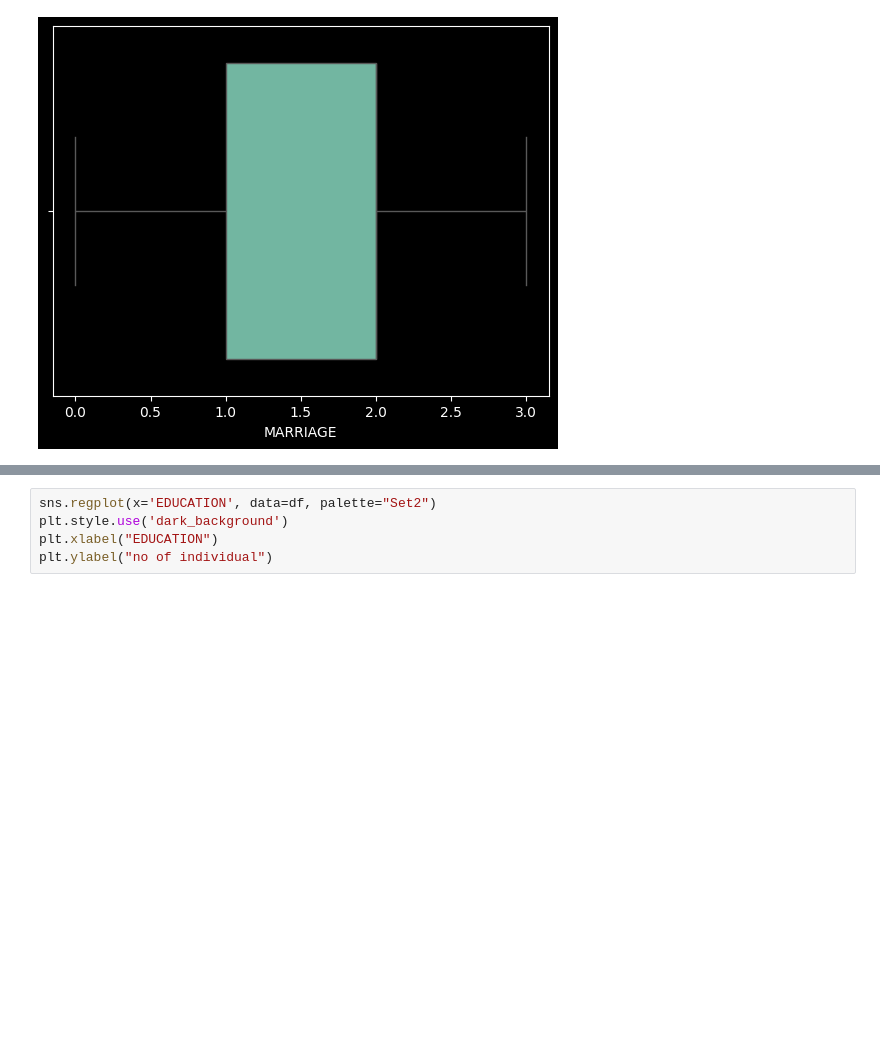
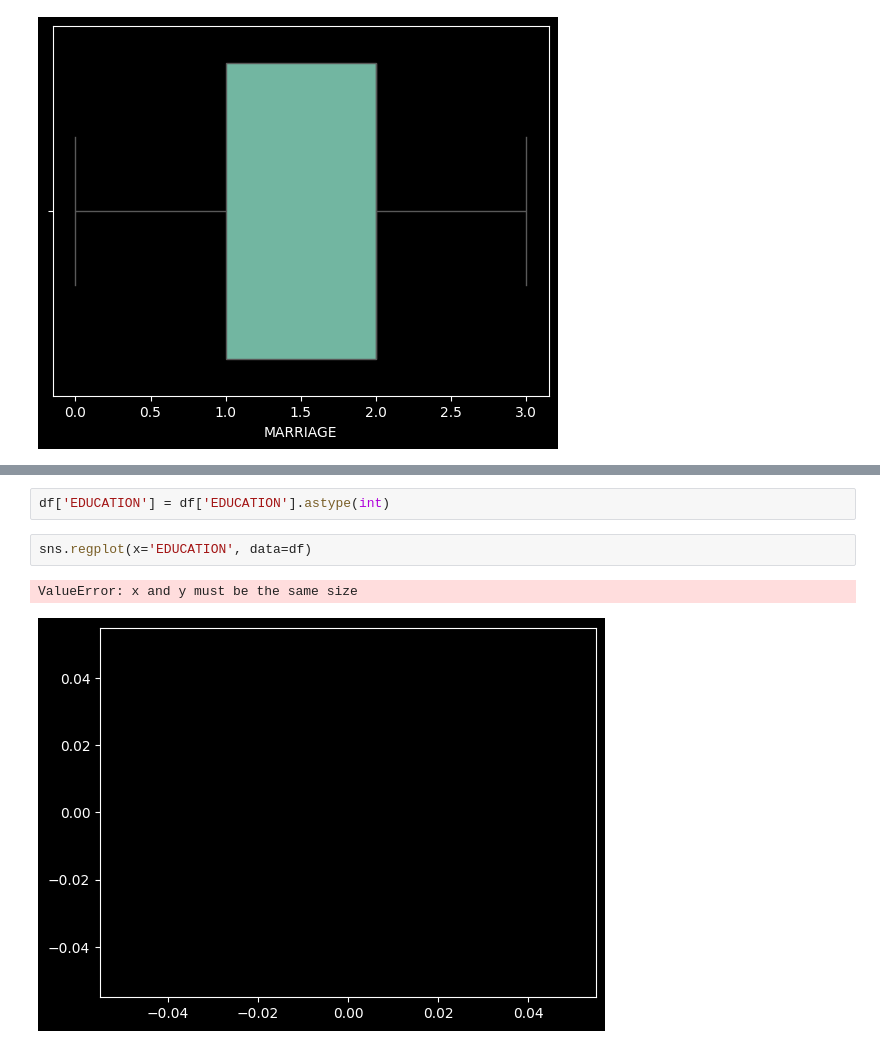
Before and after one commit to awaiskhan005/DATA-SCIENCE-AND-AI-, a Jupyter notebook: Credit_card_fraud_data_project.ipynb, the cells around one changed output, grey strips where cells are left out. Saved outputs shown, nothing was run; the diff lists cells and outputs as text; blank space fills up the shorter version.

```diff
--- a/Credit_card_fraud_data_project.ipynb
+++ b/Credit_card_fraud_data_project.ipynb
@@ -198,8 +203,10 @@ fig = px.line_3d(df, x='EDUCATION', y='AGE', z='default.payment.next.month', col
 fig.show()
 # %% [output]
 [interactive output not drawn]
+# %%
+df['EDUCATION'] = df['EDUCATION'].astype(int)
 # %%
-sns.regplot(x='EDUCATION', data=df, palette="Set2")
-plt.style.use('dark_background')
-plt.xlabel("EDUCATION")
-plt.ylabel("no of individual")
+sns.regplot(x='EDUCATION', data=df)
+# %% [output]
+ValueError: x and y must be the same size
+[figure, added]
```
Also changed, not shown: parts of 25 cells of this notebook.
